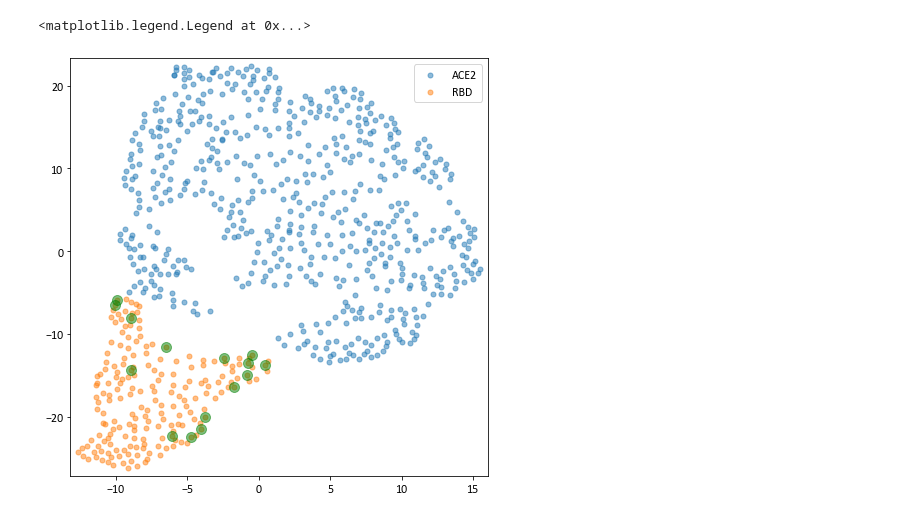
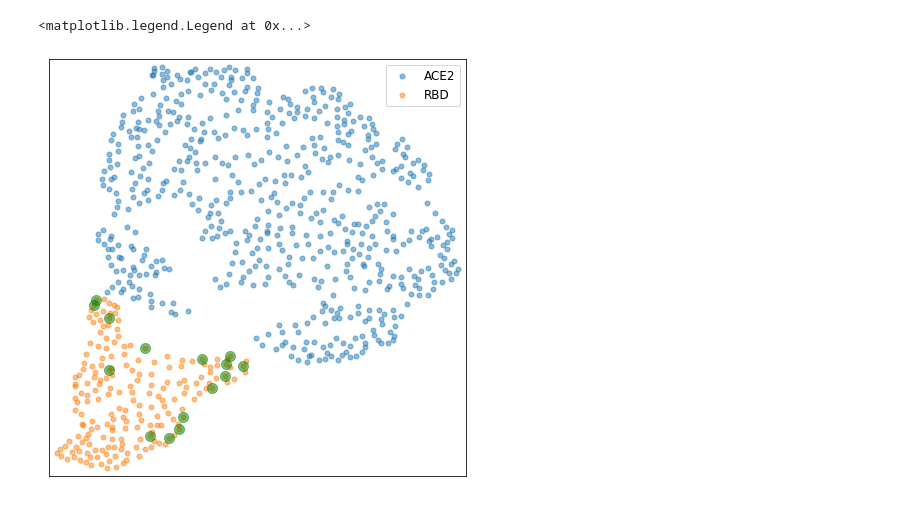
Before and after one commit to yamnor/rbd-ace2-drin, a Jupyter notebook: ring.ipynb, the cells around one changed output. Saved outputs shown, nothing was run; the diff lists cells and outputs as text; code cells hidden in the pictures.

```diff
--- a/ring.ipynb
+++ b/ring.ipynb
@@ -41,15 +43,17 @@ node = {'ACE2': xy[0:595].T, 'RBD': xy[596:790].T}
 # %%
 with plt.style.context('matplotlibrc'):
   rcparams(plt, figsize, subplot)
   fig, ax = plt.subplots()
 for c in ['ACE2', 'RBD']:
   ax.scatter(*node[c], s = 25, alpha = 0.5, label = c)
 for c in mut:
   ax.scatter(*xy[c].T, s = 100, alpha = 0.5, color = 'g')
+ax.xaxis.set_visible(False)
+ax.yaxis.set_visible(False)
 ax.legend()
 # %% [output]
 <matplotlib.legend.Legend at 0x...>
-[figure, old version]
+[figure, new version]
 # %%
 rin = ['hb', 'vdw', 'ss', 'ion', 'pp', 'pc', 'iac', 'any']
 frac = {}
```
Also changed, not shown: parts of 2 cells of this notebook.
